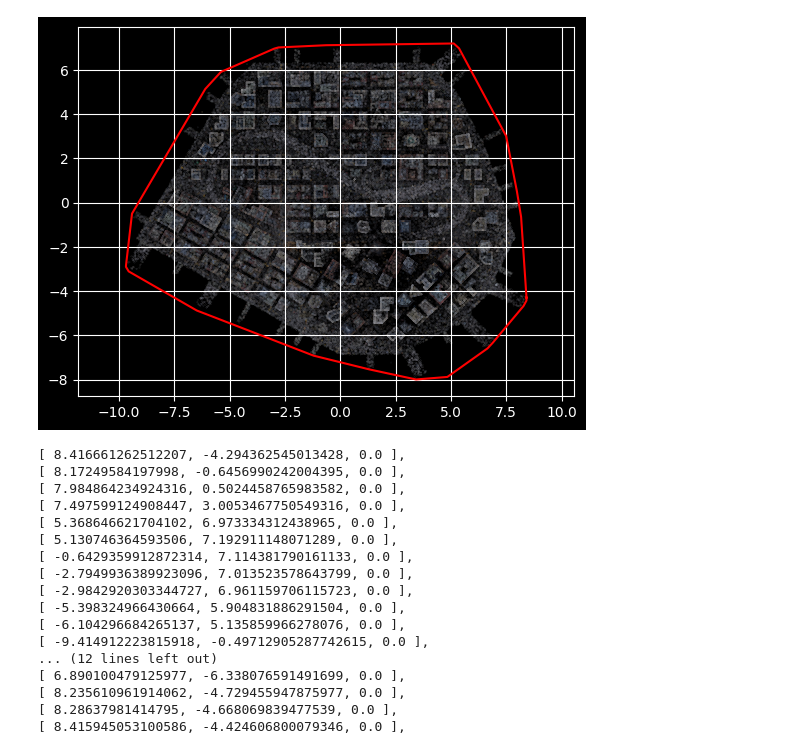
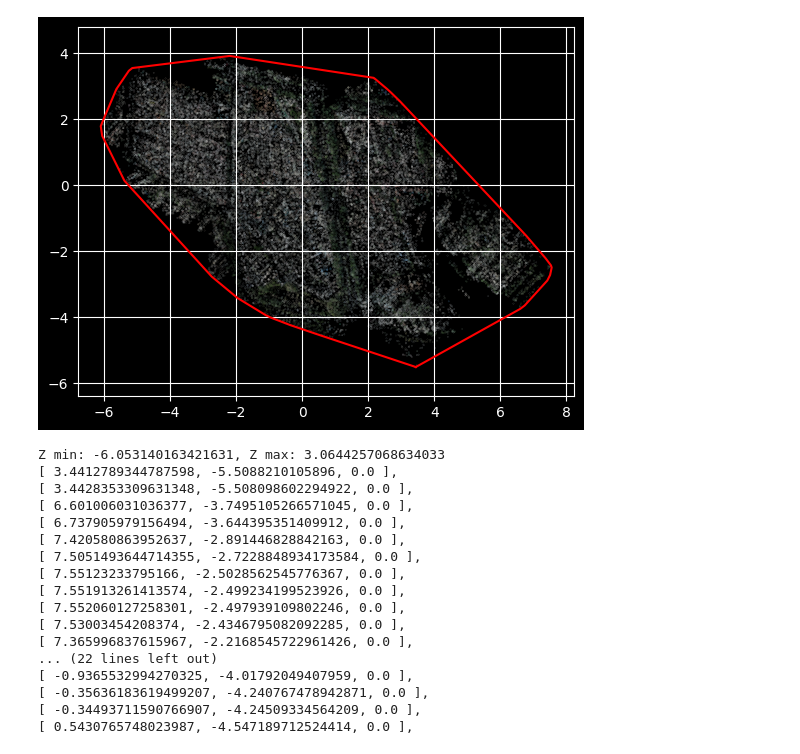
Before and after one commit to DekuLiuTesla/CityGaussian, a Jupyter notebook: notebooks/pcd_analysis.ipynb, the cells around one changed output. Saved outputs shown, nothing was run; the diff lists cells and outputs as text; code cells hidden in the pictures.

```diff
--- a/notebooks/pcd_analysis.ipynb
+++ b/notebooks/pcd_analysis.ipynb
@@ -10,7 +10,8 @@ import matplotlib.pyplot as plt
 import pandas as pd
 from plyfile import PlyData, PlyElement
 # %%
-file_dir = '../data/matrix_city/aerial/point_cloud_ds20/aerial/Block_all.ply'
+file_dir = '../data/GauU_Scene/Downsampled/LFLS/lidar.ply'
+transform_dir = '../data/GauU_Scene/LFLS/transformation.txt'
 plydata = PlyData.read(file_dir)
 data = plydata.elements[0].data
 data_pd = pd.DataFrame(data)
@@ -18,38 +19,48 @@ data_np = np.zeros(data_pd.shape, dtype=np.float32)
 property_names = data[0].dtype.names
 for i, name in enumerate(property_names):
     data_np[:, i] = data_pd[name]
+# %%
+from scipy.spatial import ConvexHull
+# MatrixCity
+# filtered_pcd = data_np[data_np[:, 2] > 0.0]
+# color = filtered_pcd[:, 6:9] / 255.0
+# GauU-Scene
+with open(transform_dir, 'r') as f:
+    transform = np.loadtxt(f)
+filtered_pcd = data_np
+filtered_pcd[:, :3] = filtered_pcd[:, :3] @ transform[:3, :3]
+color = filtered_pcd[:, 3:6] / 255.0
+
+hull = ConvexHull(filtered_pcd[:, :2], 'Qg')
+hull_list=hull.vertices.tolist()
 # %%
-from scipy.spatial import ConvexHull
-filtered_pcd = data_np[data_np[:, 2] > 0.0]
-hull = ConvexHull(filtered_pcd[:, :2], 'Qg')
-hull_list=hull.vertices.tolist()
-
 plt.figure()
-plt.scatter(filtered_pcd[::100, 0], filtered_pcd[::100, 1], s=0.01, c=filtered_pcd[::100, 6:9] / 255.0)
+plt.scatter(filtered_pcd[::100, 0], filtered_pcd[::100, 1], s=0.01, c=color[::100])
 plt.plot(filtered_pcd[hull_list + [hull_list[0]], 0], filtered_pcd[hull_list + [hull_list[0]], 1], 'r-')
 plt.grid()
 plt.axis('equal')
 plt.show()
 # %% [output]
-[figure, old version]
+[figure, new version]
 # %%
+print(f"Z min: {np.min(filtered_pcd[:, 2])}, Z max: {np.max(filtered_pcd[:, 2])}")
 for idx in hull_list:
     print(f"[ {filtered_pcd[idx, 0]}, {filtered_pcd[idx, 1]}, 0.0 ],")
 # %% [output]
-[ 8.416661262512207, -4.294362545013428, 0.0 ],
-[ 8.17249584197998, -0.6456990242004395, 0.0 ],
-[ 7.984864234924316, 0.5024458765983582, 0.0 ],
-[ 7.497599124908447, 3.0053467750549316, 0.0 ],
-[ 5.368646621704102, 6.973334312438965, 0.0 ],
-[ 5.130746364593506, 7.192911148071289, 0.0 ],
-[ -0.6429359912872314, 7.114381790161133, 0.0 ],
-[ -2.7949936389923096, 7.013523578643799, 0.0 ],
-[ -2.9842920303344727, 6.961159706115723, 0.0 ],
-[ -5.398324966430664, 5.904831886291504, 0.0 ],
-[ -6.104296684265137, 5.135859966278076, 0.0 ],
-[ -9.414912223815918, -0.49712905287742615, 0.0 ],
-... (12 lines left out)
-[ 6.890100479125977, -6.338076591491699, 0.0 ],
-[ 8.235610961914062, -4.729455947875977, 0.0 ],
-[ 8.28637981414795, -4.668069839477539, 0.0 ],
-[ 8.415945053100586, -4.424606800079346, 0.0 ],
+Z min: -6.053140163421631, Z max: 3.0644257068634033
+[ 3.4412789344787598, -5.5088210105896, 0.0 ],
+[ 3.4428353309631348, -5.508098602294922, 0.0 ],
+[ 6.601006031036377, -3.7495105266571045, 0.0 ],
+[ 6.737905979156494, -3.644395351409912, 0.0 ],
+[ 7.420580863952637, -2.891446828842163, 0.0 ],
+[ 7.5051493644714355, -2.7228848934173584, 0.0 ],
+[ 7.55123233795166, -2.5028562545776367, 0.0 ],
+[ 7.551913261413574, -2.499234199523926, 0.0 ],
+[ 7.552060127258301, -2.497939109802246, 0.0 ],
+[ 7.53003454208374, -2.4346795082092285, 0.0 ],
+[ 7.365996837615967, -2.2168545722961426, 0.0 ],
+... (22 lines left out)
+[ -0.9365532994270325, -4.01792049407959, 0.0 ],
+[ -0.35636183619499207, -4.240767478942871, 0.0 ],
+[ -0.34493711590766907, -4.24509334564209, 0.0 ],
+[ 0.5430765748023987, -4.547189712524414, 0.0 ],
```
Also changed, not shown: 3 other files.
